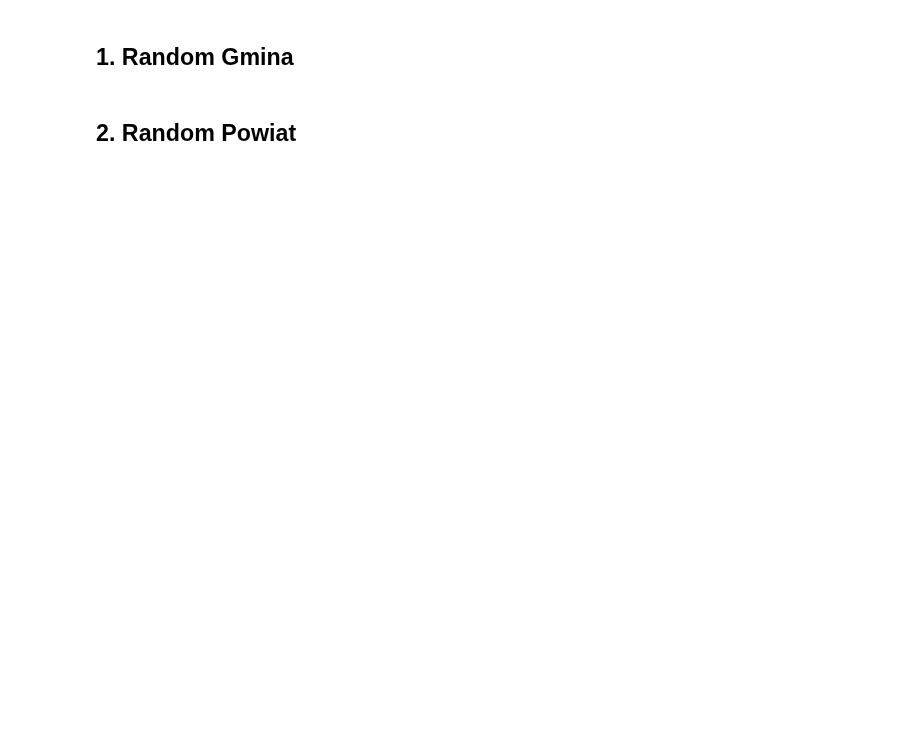
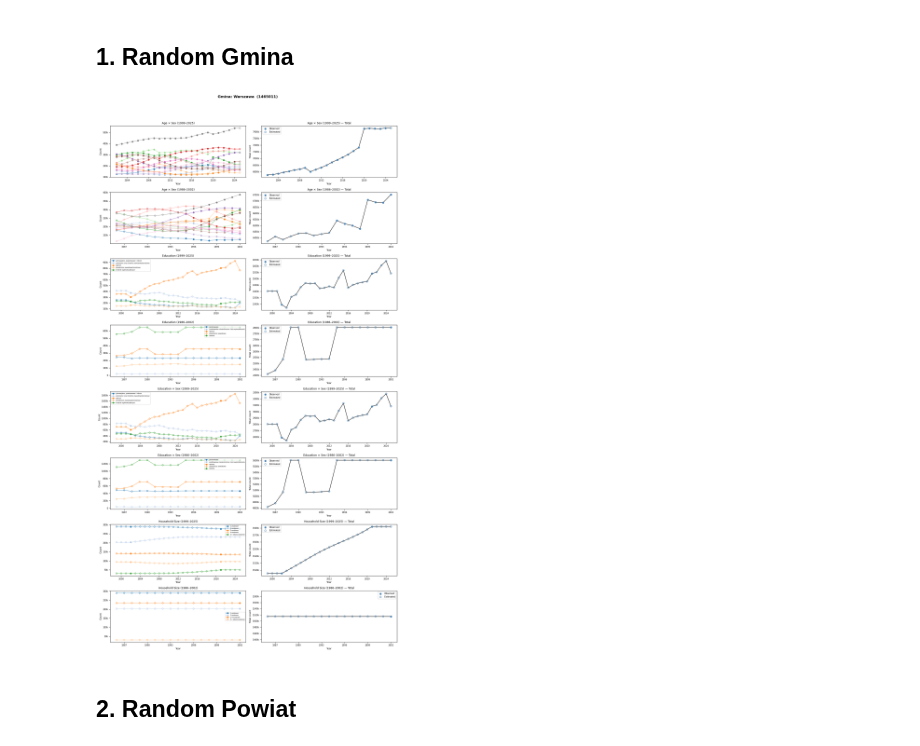
Before and after one commit to jendrkk/LRDWI-Paper, a Jupyter notebook: Code/analysis/GUS04G_visualization.ipynb, the cells around one changed output. Cells and saved outputs as stored; diff of their text form; code cells hidden in the pictures; blank space fills up the shorter version.

```diff
--- a/Code/analysis/GUS04G_visualization.ipynb
+++ b/Code/analysis/GUS04G_visualization.ipynb
@@ -501,11 +532,14 @@ print('Master plot function defined.')
 ## 1.  Random Gmina
 # %%
 # ── Cell 8: Plot — sampled gmina ──────────────────────────────────────
+sampled_gmina = db.get_by_teryt_id('1465011')
 plot_all_subjects(
     sampled_gmina,
     f'Gmina: {sampled_gmina.name}  ({sampled_gmina.teryt_id})',
     is_gmina=True,
 )
+# %% [output]
+[figure, added]
 # %% [markdown]
 ## 2.  Random Powiat
 # %%
```
Also changed, not shown: parts of 12 cells of this notebook, 7 other files.
